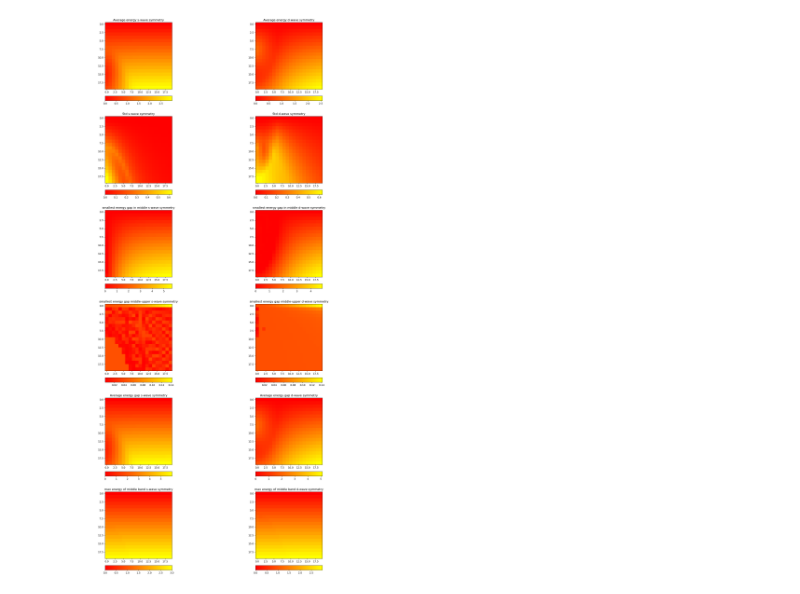
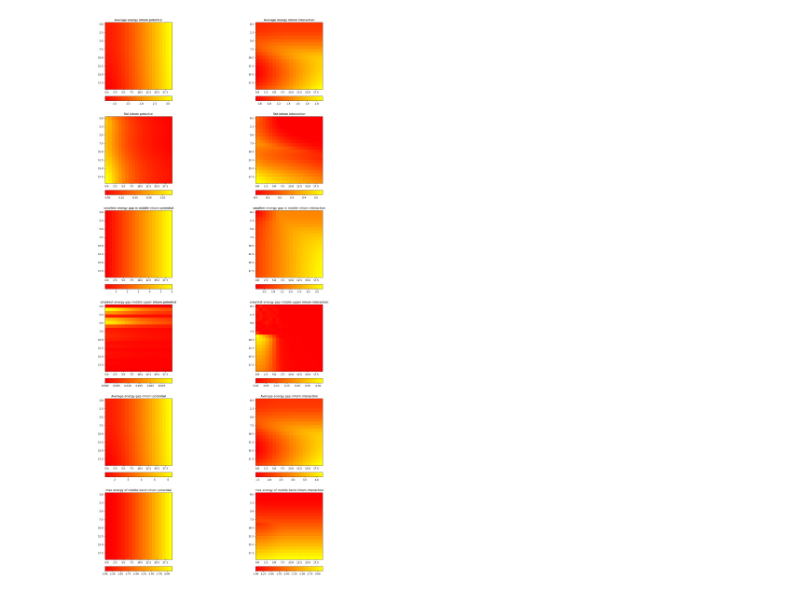
Before and after one commit to alicecarroll/Lieb-Lattice, a Jupyter notebook: stats2.ipynb, the cells around one changed output. Drawn from its saved outputs; the diff is of its cells as text; code cells hidden in the pictures.

Commit message:
inhomogenous case

```diff
--- a/stats2.ipynb
+++ b/stats2.ipynb
@@ -7,8 +7,8 @@ import numpy as np
 import matplotlib.pyplot as plt
 from mpl_toolkits.axes_grid1.axes_divider import make_axes_locatable
 # %%
-params_s = [(0, 0, v) for v in np.linspace(0,3,20)]
-params_d = [(0, v, 0) for v in np.linspace(0,3,20)]
+params_s = [(v, 0, 0) for v in np.linspace(0,3,20)]
+params_d = [(v, 0, 0) for v in np.linspace(0,3,20)]
 muarr = np.linspace(0,3,20)
 # %%
 maxe = np.ones((20, 20))
@@ -24,7 +24,7 @@ for i in range(20):
     for j in range(20):
         #mM.Del0, mM.DelD, mM.DelS = params_s[j]
         d0, dd, ds = params_s[j]
-        mM = scModel.Model(Del0=d0, Deld=dd, Dels=ds, mu=mu)
+        mM = scModel.Model(Del0=d0, Deld=dd, Dels=ds, mu=mu, inhomp=True, inhomi=False)
         stat = mM.simple_stats()
 
         maxe[i,j] = stat['maxe'][6]
@@ -47,7 +47,7 @@ for i in range(20):
     for j in range(20):
         #mM.Del0, mM.DelD, mM.DelS = params_s[j]
         d0, dd, ds = params_d[j]
-        mM = scModel.Model(Del0=d0, Deld=dd, Dels=ds, mu=mu)
+        mM = scModel.Model(Del0=d0, Deld=dd, Dels=ds, mu=mu, inhomp=False, inhomi=True)
         stat = mM.simple_stats()
 
         d_maxe[i,j] = stat['maxe'][6]
@@ -58,18 +58,31 @@ for i in range(20):
         d_avgap[i,j] = stat['avgap'][2]
 # %%
 fig, axes = plt.subplots(6, 2, figsize=(20,40))
-axes[0,0].set_title("Average energy s-wave symmetry")
-axes[0,1].set_title("Average energy d-wave symmetry")
-axes[1, 0].set_title("Std s-wave symmetry")
-axes[1, 1].set_title("Std d-wave symmetry")
-axes[2, 0].set_title("smallest energy gap in middle s-wave symmetry")
-axes[2, 1].set_title("smallest energy gap in middle d-wave symmetry")
-axes[3, 0].set_title("smallest energy gap middle-upper s-wave symmetry")
-axes[3, 1].set_title("smallest energy gap middle-upper d-wave symmetry")
-axes[4, 0].set_title("Average energy gap s-wave symmetry")
-axes[4, 1].set_title("Average energy gap d-wave symmetry")
-axes[5, 0].set_title("max energy of middle band s-wave symmetry")
-axes[5, 1].set_title("max energy of middle band d-wave symmetry")
+#axes[0,0].set_title("Average energy s-wave symmetry")
+#axes[0,1].set_title("Average energy d-wave symmetry")
+#axes[1, 0].set_title("Std s-wave symmetry")
+#axes[1, 1].set_title("Std d-wave symmetry")
+#axes[2, 0].set_title("smallest energy gap in middle s-wave symmetry")
+#axes[2, 1].set_title("smallest energy gap in middle d-wave symmetry")
+#axes[3, 0].set_title("smallest energy gap middle-upper s-wave symmetry")
+#axes[3, 1].set_title("smallest energy gap middle-upper d-wave symmetry")
+#axes[4, 0].set_title("Average energy gap s-wave symmetry")
+#axes[4, 1].set_title("Average energy gap d-wave symmetry")
+#axes[5, 0].set_title("max energy of middle band s-wave symmetry")
+#axes[5, 1].set_title("max energy of middle band d-wave symmetry")
+
+axes[0,0].set_title("Average energy inhom potential")
+axes[0,1].set_title("Average energy inhom interaction")
+axes[1, 0].set_title("Std inhom potential")
+axes[1, 1].set_title("Std inhom interaction")
+axes[2, 0].set_title("smallest energy gap in middle inhom potential")
+axes[2, 1].set_title("smallest energy gap in middle inhom interaction")
+axes[3, 0].set_title("smallest energy gap middle-upper inhom potential")
+axes[3, 1].set_title("smallest energy gap middle-upper inhom interaction")
+axes[4, 0].set_title("Average energy gap inhom potential")
+axes[4, 1].set_title("Average energy gap inhom interaction")
+axes[5, 0].set_title("max energy of middle band inhom potential")
+axes[5, 1].set_title("max energy of middle band inhom interaction")
 
 av_s = axes[0,0].imshow(ave, cmap='autumn') # Visualize the Hamiltonian matrix
 av_d = axes[0,1].imshow(d_ave, cmap='autumn')
@@ -106,31 +119,31 @@ fig.colorbar(egm_s, cax=cax5, ax=axes[2,0], orientation="horizontal")
 fig.colorbar(egm_d, cax=cax6, ax=axes[2,1], orientation="horizontal")
 
 ax7_divider = make_axes_locatable(axes[3,0])
 cax7 = ax7_divider.append_axes("bottom", size="7%", pad="10%")
 ax8_divider = make_axes_locatable(axes[3,1])
 cax8 = ax8_divider.append_axes("bottom", size="7%", pad="10%")
 fig.colorbar(egum_s, cax=cax7, ax=axes[3,0], orientation="horizontal")
 fig.colorbar(egum_d, cax=cax8, ax=axes[3,1], orientation="horizontal")
 
 ax9_divider = make_axes_locatable(axes[4,0])
 cax9 = ax9_divider.append_axes("bottom", size="7%", pad="10%")
 ax10_divider = make_axes_locatable(axes[4,1])
 cax10 = ax10_divider.append_axes("bottom", size="7%", pad="10%")
 fig.colorbar(egav_s, cax=cax9, ax=axes[4,0], orientation="horizontal")
 fig.colorbar(egav_d, cax=cax10, ax=axes[4,1], orientation="horizontal")
 
 ax11_divider = make_axes_locatable(axes[5,0])
 cax11 = ax11_divider.append_axes("bottom", size="7%", pad="10%")
 ax12_divider = make_axes_locatable(axes[5,1])
 cax12 = ax12_divider.append_axes("bottom", size="7%", pad="10%")
 fig.colorbar(maxe_s, cax=cax11, ax=axes[5,0], orientation="horizontal")
 fig.colorbar(maxe_d, cax=cax12, ax=axes[5,1], orientation="horizontal")
 
 #ax2_divider = make_axes_locatable(axes[0])
 #cax2 = ax2_divider.append_axes("top", size="7%", pad="2%")
 
 
 
 plt.show()
 # %% [output]
-[figure, old version]
+[figure, new version]
```
Also changed, not shown: 7 other files.
